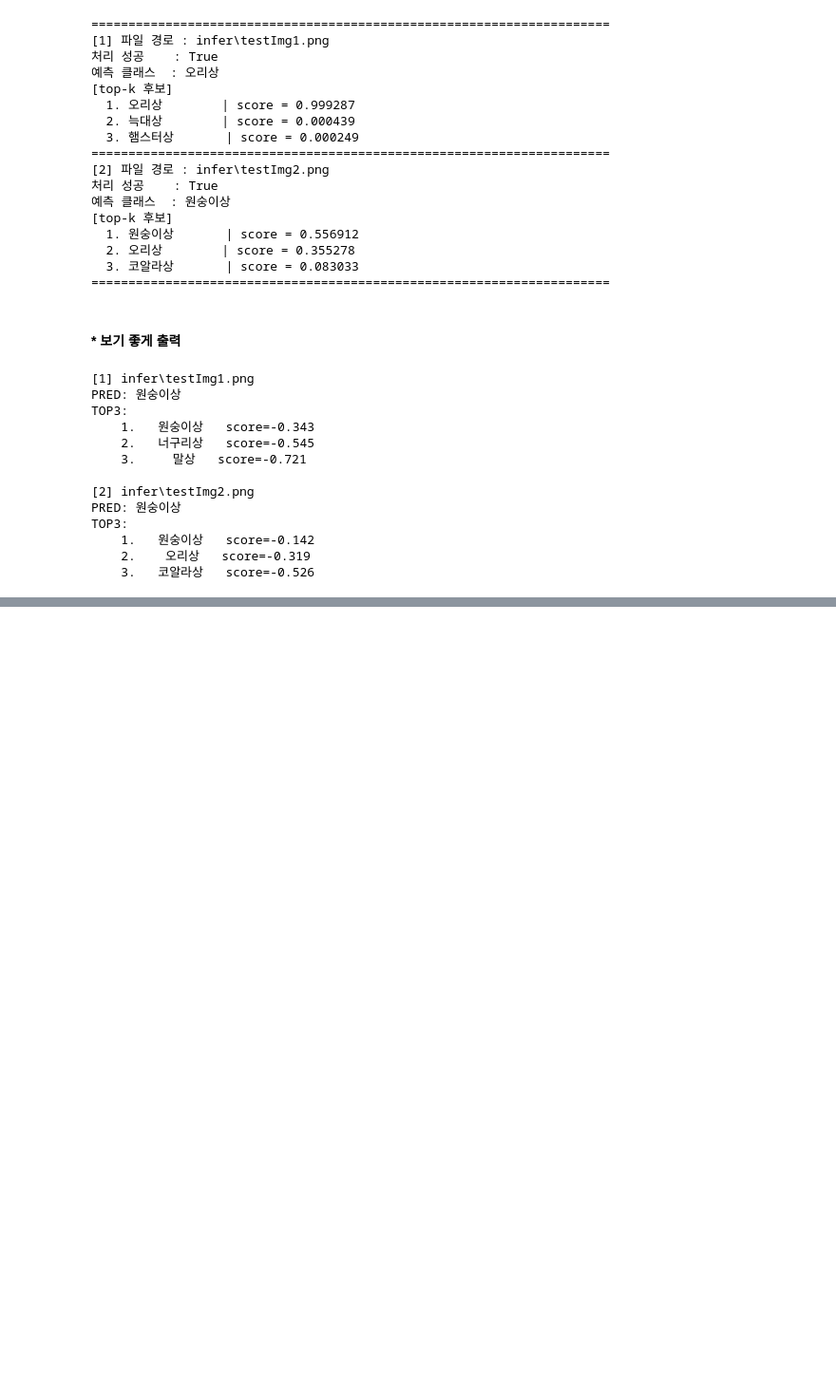
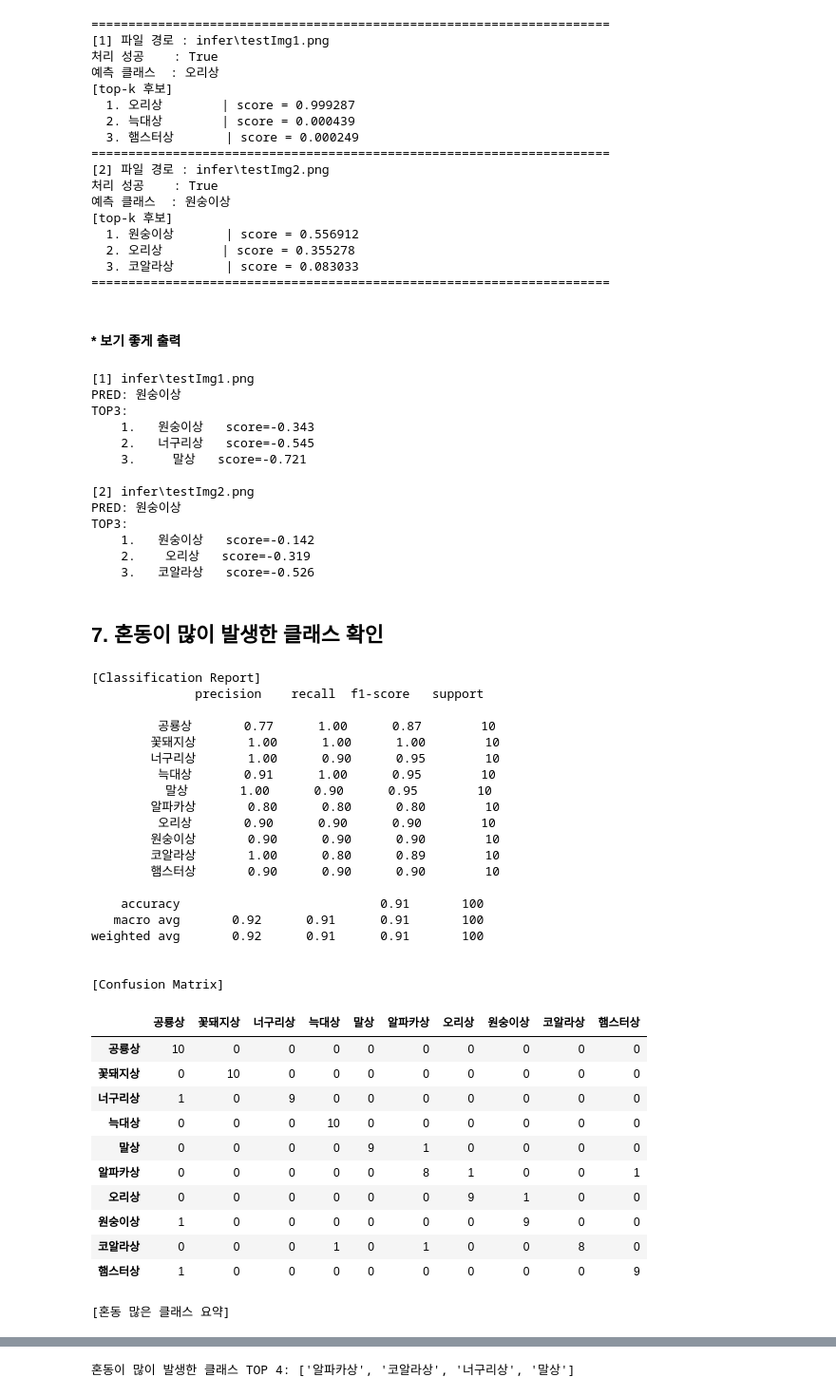
Before and after one commit to Potenup3DeepLearning/gachikium, a Jupyter notebook: 유현희/동물상_이미지_수집.ipynb, the cells around one changed output, grey strips where cells are left out. Shown at 95% size. Saved outputs shown, nothing was run; the diff lists cells and outputs as text; code cells hidden in the pictures; blank space fills up the shorter version.

```diff
--- a/유현희/동물상_이미지_수집.ipynb
+++ b/유현희/동물상_이미지_수집.ipynb
@@ -1052,3 +1052,75 @@ TOP3:
     1.   원숭이상   score=-0.142
     2.    오리상   score=-0.319
     3.   코알라상   score=-0.526
+# %% [markdown]
+## 7. 혼동이 많이 발생한 클래스 확인
+# %%
+from sklearn.metrics import confusion_matrix, classification_report
+import pandas as pd
+import numpy as np
+
+# 예측
+y_pred = final_model.predict(X_test)
+
+# confusion matrix
+cm = confusion_matrix(y_test, y_pred)
+cm_df = pd.DataFrame(cm, index=classes, columns=classes)
+
+print("[Classification Report]")
+print(classification_report(y_test, y_pred, target_names=classes))
+
+print("\n[Confusion Matrix]")
+display(cm_df)
+
+# 클래스별 혼동 요약
+row_sum = cm.sum(axis=1)
+diag = np.diag(cm)
+wrong = row_sum - diag
+recall = diag / row_sum
+
+summary_df = pd.DataFrame({
+    "class": classes,
+    "total": row_sum,
+    "correct": diag,
+    "wrong": wrong,
+    "recall": recall
+}).sort_values(by=["recall", "wrong"], ascending=[True, False])
+
+print("\n[혼동 많은 클래스 요약]")
+display(summary_df)
+
+confused_classes = summary_df.head(4)["class"].tolist()
+print("혼동이 많이 발생한 클래스 TOP 4:", confused_classes)
+# %% [output]
+[Classification Report]
+              precision    recall  f1-score   support
+
+         공룡상       0.77      1.00      0.87        10
+        꽃돼지상       1.00      1.00      1.00        10
+        너구리상       1.00      0.90      0.95        10
+         늑대상       0.91      1.00      0.95        10
+          말상       1.00      0.90      0.95        10
+        알파카상       0.80      0.80      0.80        10
+         오리상       0.90      0.90      0.90        10
+        원숭이상       0.90      0.90      0.90        10
+        코알라상       1.00      0.80      0.89        10
+        햄스터상       0.90      0.90      0.90        10
+
+    accuracy                           0.91       100
+   macro avg       0.92      0.91      0.91       100
+weighted avg       0.92      0.91      0.91       100
+
+
+[Confusion Matrix]
+|  | 공룡상 | 꽃돼지상 | 너구리상 | 늑대상 | 말상 | 알파카상 | 오리상 | 원숭이상 | 코알라상 | 햄스터상 |
+| 공룡상 | 10 | 0 | 0 | 0 | 0 | 0 | 0 | 0 | 0 | 0 |
+| 꽃돼지상 | 0 | 10 | 0 | 0 | 0 | 0 | 0 | 0 | 0 | 0 |
+| 너구리상 | 1 | 0 | 9 | 0 | 0 | 0 | 0 | 0 | 0 | 0 |
+| 늑대상 | 0 | 0 | 0 | 10 | 0 | 0 | 0 | 0 | 0 | 0 |
+| 말상 | 0 | 0 | 0 | 0 | 9 | 1 | 0 | 0 | 0 | 0 |
+| 알파카상 | 0 | 0 | 0 | 0 | 0 | 8 | 1 | 0 | 0 | 1 |
+| 오리상 | 0 | 0 | 0 | 0 | 0 | 0 | 9 | 1 | 0 | 0 |
+| 원숭이상 | 1 | 0 | 0 | 0 | 0 | 0 | 0 | 9 | 0 | 0 |
+| 코알라상 | 0 | 0 | 0 | 1 | 0 | 1 | 0 | 0 | 8 | 0 |
+| 햄스터상 | 1 | 0 | 0 | 0 | 0 | 0 | 0 | 0 | 0 | 9 |
+[혼동 많은 클래스 요약]
@@ -1054,0 +1138 @@ TOP3:
+혼동이 많이 발생한 클래스 TOP 4: ['알파카상', '코알라상', '너구리상', '말상']
```
Also changed, not shown: parts of 15 cells of this notebook.
